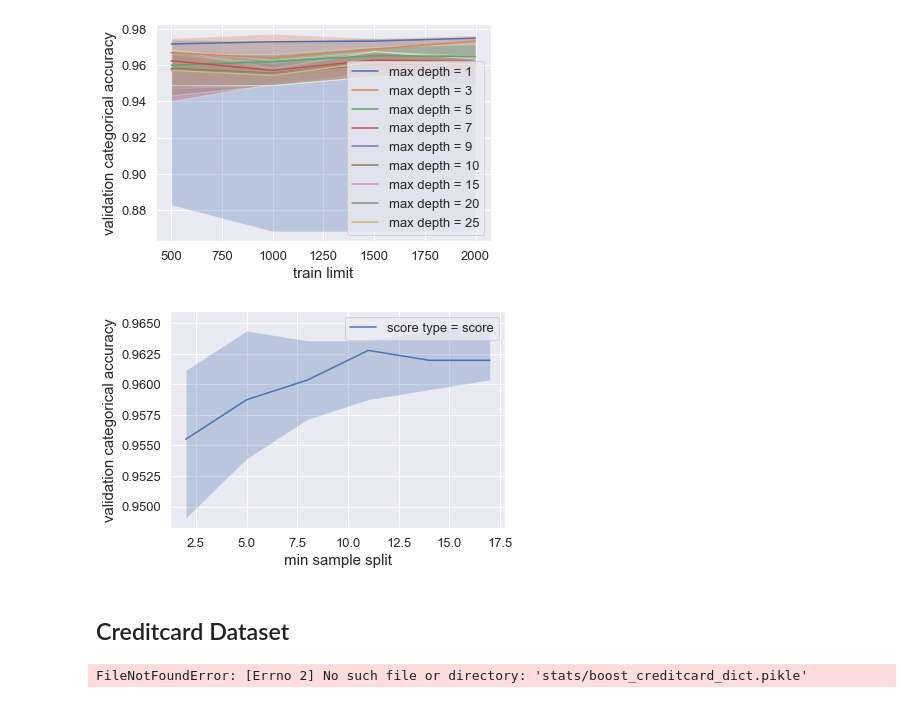
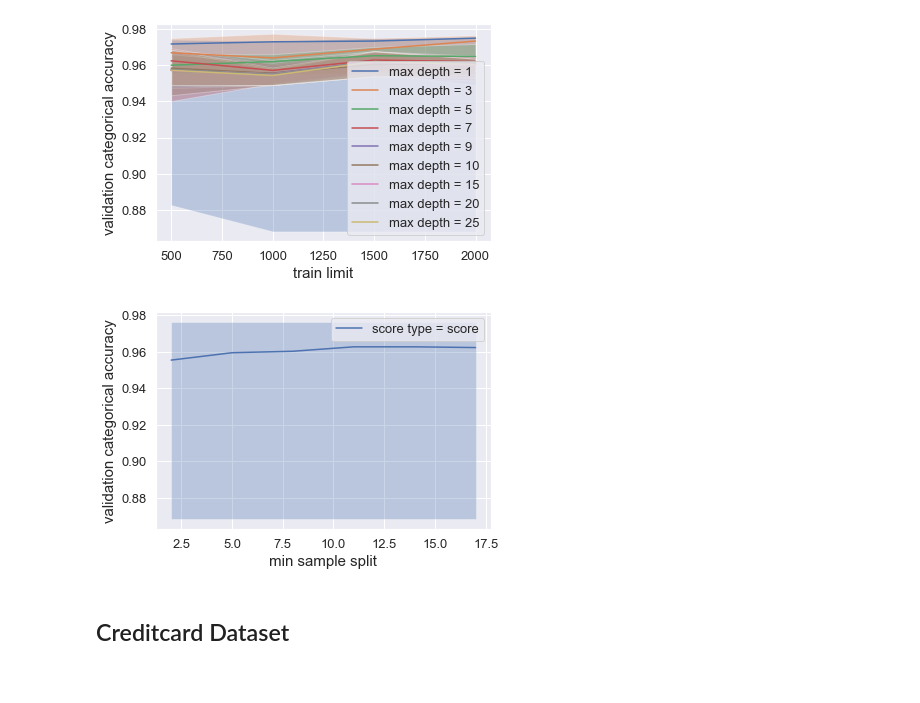
Before and after one commit to Sevla8/CS-7641_Machine-Learning, a Jupyter notebook: SL/scripts/boost.ipynb, the cells around one changed output. Cells and saved outputs as stored; diff of their text form; code cells hidden in the pictures.

Commit message:
OK boosting

```diff
--- a/SL/scripts/boost.ipynb
+++ b/SL/scripts/boost.ipynb
@@ -140,7 +138,7 @@ cd = consolidate_dict_data(
 	consolidate_argy=y_arg_id,
 	argy_name=y_arg_name,
 	consolidate_argz=z_arg_id,
-	filters=[(ddi['max_depth'], 7)]
+	filters=[(ddi['max_depth'], 1)]
 )
 plt.figure()
 for a, d in cd.items():
@@ -243,42 +241,40 @@ plt.show()
 # %%
 x_arg_name = 'min_sample_split'
 y_arg_name = 'score_type'
 z_arg_name = 'score_type'
 
 x_arg_id = ddi[x_arg_name]
 y_arg_id = ddi[y_arg_name]
 z_arg_id = ddi[z_arg_name]
 
 cd = consolidate_dict_data(
 	dd,
 	consolidate_argx=x_arg_id,
 	argx_name=x_arg_name,
 	consolidate_argy=y_arg_id,
 	argy_name=y_arg_name,
 	consolidate_argz=z_arg_id,
-	filters=[(ddi['score_type'], ['score']), (ddi['train_limit'], 2000), (ddi['max_depth'], list(range(7,42)))]
+	filters=[(ddi['score_type'], ['score']), (ddi['train_limit'], 2000), (ddi['max_depth'], list(range(1,40)))]
 )
 plt.figure()
 for a, d in cd.items():
 	plt.plot(d.get(x_arg_name),d.get('median'), label=z_arg_name.replace('_',' ') + ' = ' + str(a).replace('_',' '))
 	plt.fill_between(d.get(x_arg_name), d.get('min'), d.get('max'), alpha=0.3)
 plt.ylabel('validation categorical accuracy')
 plt.xlabel(x_arg_name.replace('_',' '))
 plt.legend()
 plt.savefig("../graphics/boost_"+data_set_name+"_"+x_arg_name+"_"+y_arg_name+"_"+z_arg_name+".png")
 plt.show()
 # %% [output]
-[figure, old version]
+[figure, new version]
 # %% [markdown]
 ## Creditcard Dataset
 # %%
 data_set_name = "creditcard"
-with open("stats/boost_" + data_set_name + "_dict.pikle", 'rb') as handle:
+with open("../stats/boost_" + data_set_name + "_dict.pikle", 'rb') as handle:
 	dd = pickle.load(handle)
-with open("stats/boost_" + data_set_name + "_dict_indexes.pikle", 'rb') as handle:
+with open("../stats/boost_" + data_set_name + "_dict_indexes.pikle", 'rb') as handle:
 	ddi = pickle.load(handle)
-# %% [output]
-FileNotFoundError: [Errno 2] No such file or directory: 'stats/boost_creditcard_dict.pikle'
 # %%
 x_arg_name = 'max_depth'
 y_arg_name = 'score_type'
```
Also changed, not shown: parts of 7 cells of this notebook, 12 other files.
